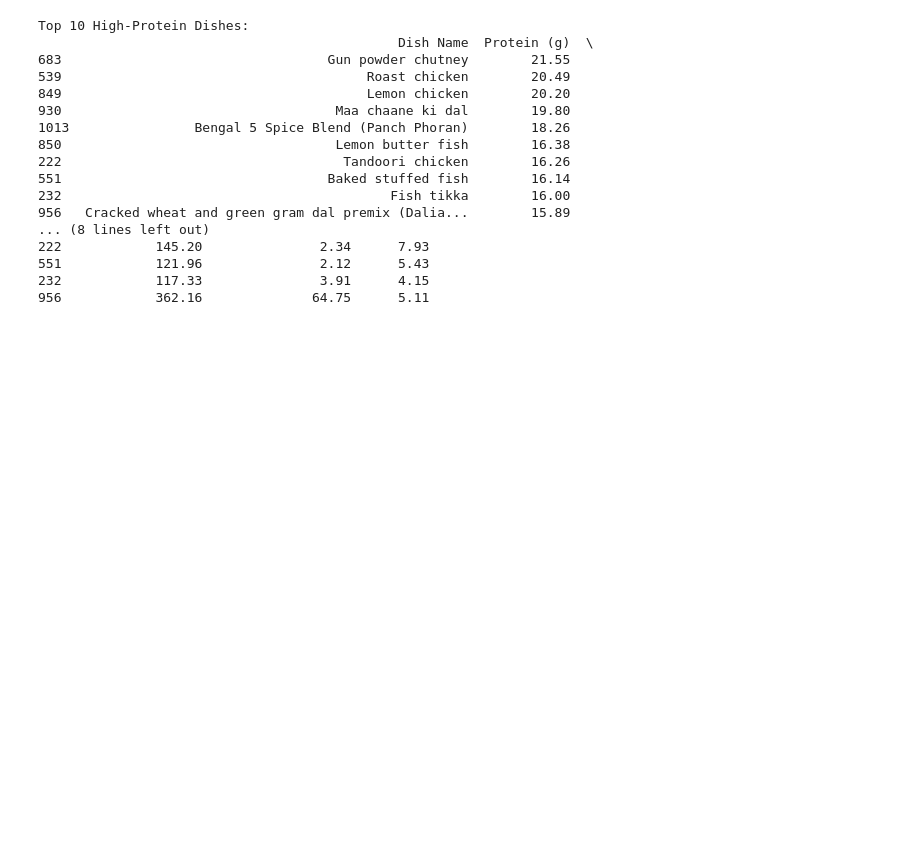
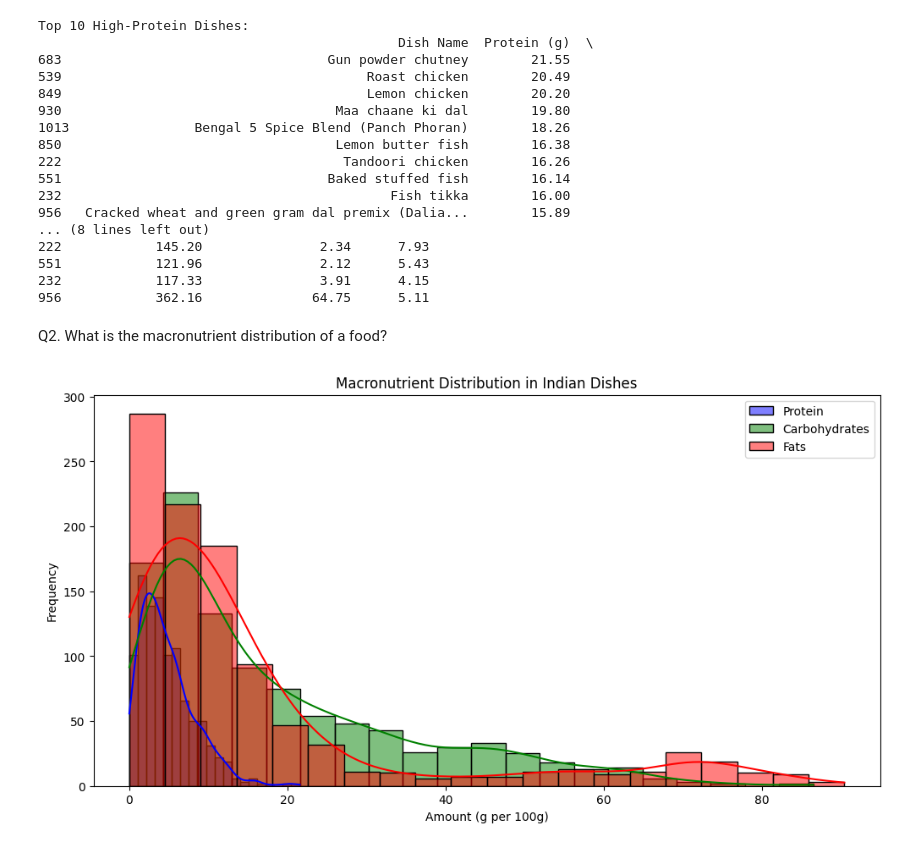
Before and after one commit to coheejelly/DS220_finalProject, a Jupyter notebook: DS220project.ipynb, the cells around one changed output. Cells and saved outputs as stored; diff of their text form; code cells hidden in the pictures; blank space fills up the shorter version.

```diff
--- a/DS220project.ipynb
+++ b/DS220project.ipynb
@@ -160,3 +214,17 @@ Top 10 High-Protein Dishes:
 551            121.96               2.12      5.43
 232            117.33               3.91      4.15
 956            362.16              64.75      5.11
+# %% [markdown]
+Q2. What is the macronutrient distribution of a food?
+# %%
+plt.figure(figsize=(12, 6))
+sns.histplot(nutr_data["Protein (g)"], bins=20, kde=True, color="blue", label="Protein")
+sns.histplot(nutr_data["Carbohydrates (g)"], bins=20, kde=True, color="green", label="Carbohydrates")
+sns.histplot(nutr_data["Fats (g)"], bins=20, kde=True, color="red", label="Fats")
+plt.legend()
+plt.title("Macronutrient Distribution in Indian Dishes")
+plt.xlabel("Amount (g per 100g)")
+plt.ylabel("Frequency")
+plt.show()
+# %% [output]
+[figure, added]
```
Also changed, not shown: parts of 15 cells of this notebook.
